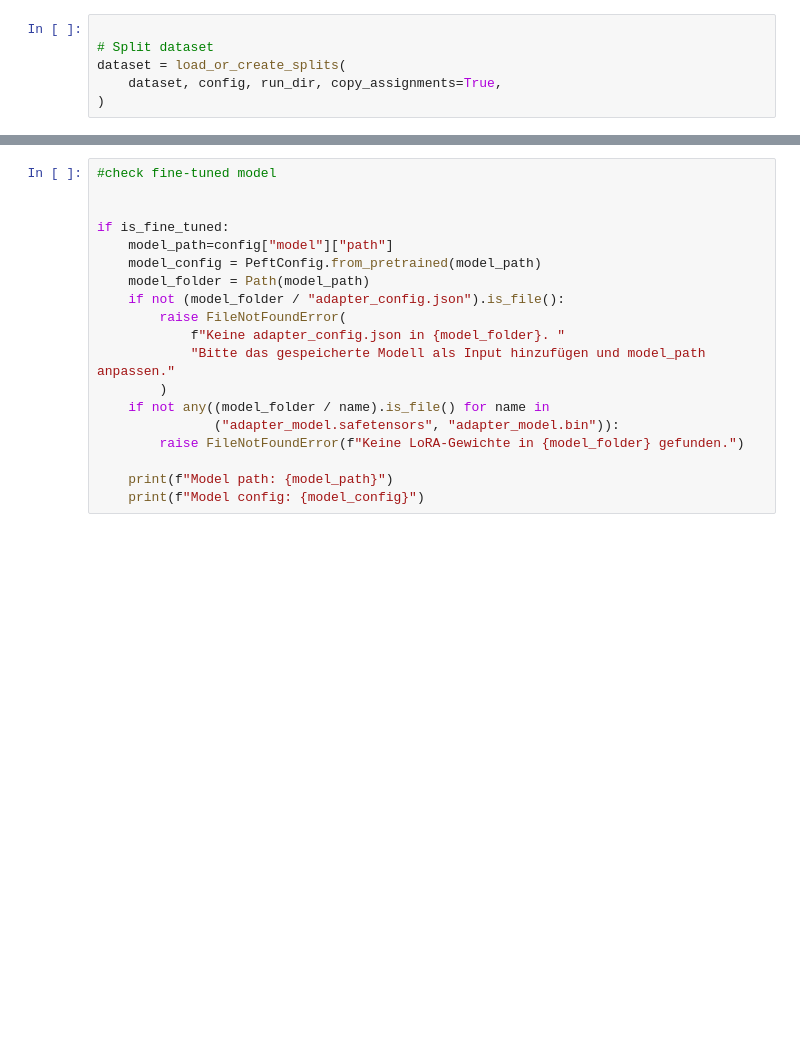
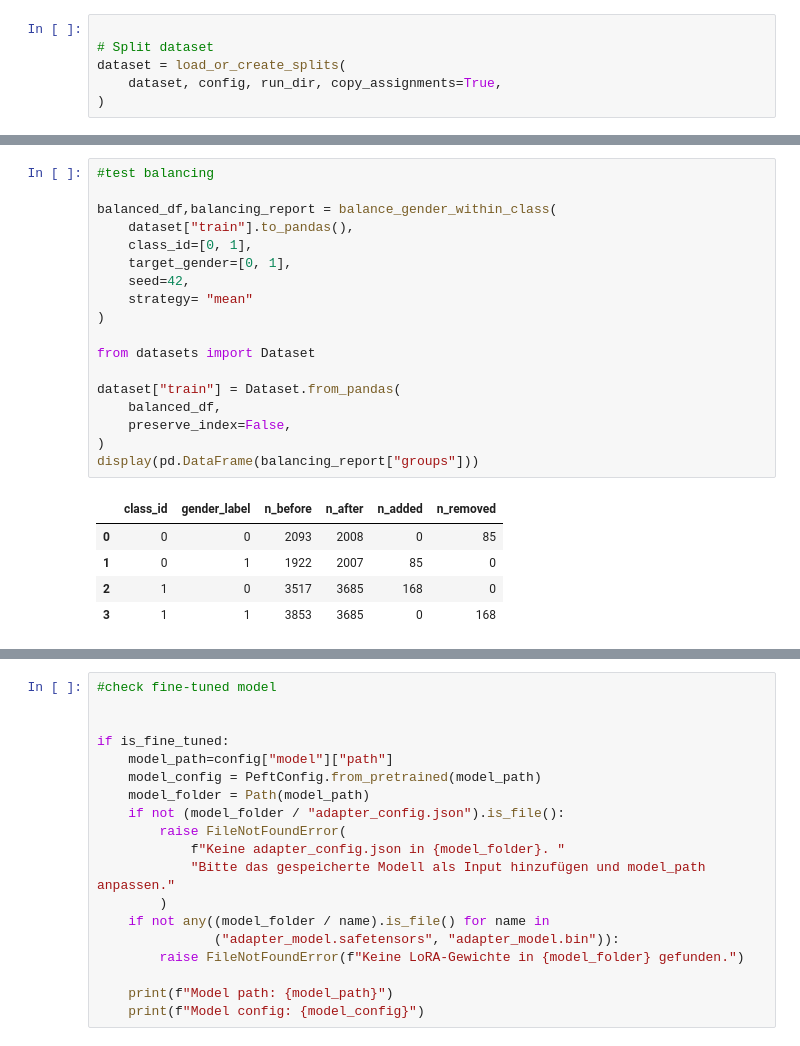
Before and after one commit to load-luna/gender-bias-hate-speech, a Jupyter notebook: notebooks/test_note.ipynb, the cells around one changed output, grey strips where cells are left out. Saved outputs shown, nothing was run; the diff lists cells and outputs as text; blank space fills up the shorter version.

```diff
--- a/notebooks/test_note.ipynb
+++ b/notebooks/test_note.ipynb
@@ -200,3 +272,27 @@ print(mitigation_config)
+# %%
+#test balancing
+
+balanced_df,balancing_report = balance_gender_within_class(
+    dataset["train"].to_pandas(),
+    class_id=[0, 1],
+    target_gender=[0, 1],
+    seed=42,
+    strategy= "mean"
+)
+
+from datasets import Dataset
+
+dataset["train"] = Dataset.from_pandas(
+    balanced_df,
+    preserve_index=False,
+)
+display(pd.DataFrame(balancing_report["groups"]))
+# %% [output]
+|  | class_id | gender_label | n_before | n_after | n_added | n_removed |
+| 0 | 0 | 0 | 2093 | 2008 | 0 | 85 |
+| 1 | 0 | 1 | 1922 | 2007 | 85 | 0 |
+| 2 | 1 | 0 | 3517 | 3685 | 168 | 0 |
+| 3 | 1 | 1 | 3853 | 3685 | 0 | 168 |
 # %%
 # 6. DATASET SANITY CHECKS
 # ============================================================
```
Also changed, not shown: parts of 10 cells of this notebook, 33 other files.
